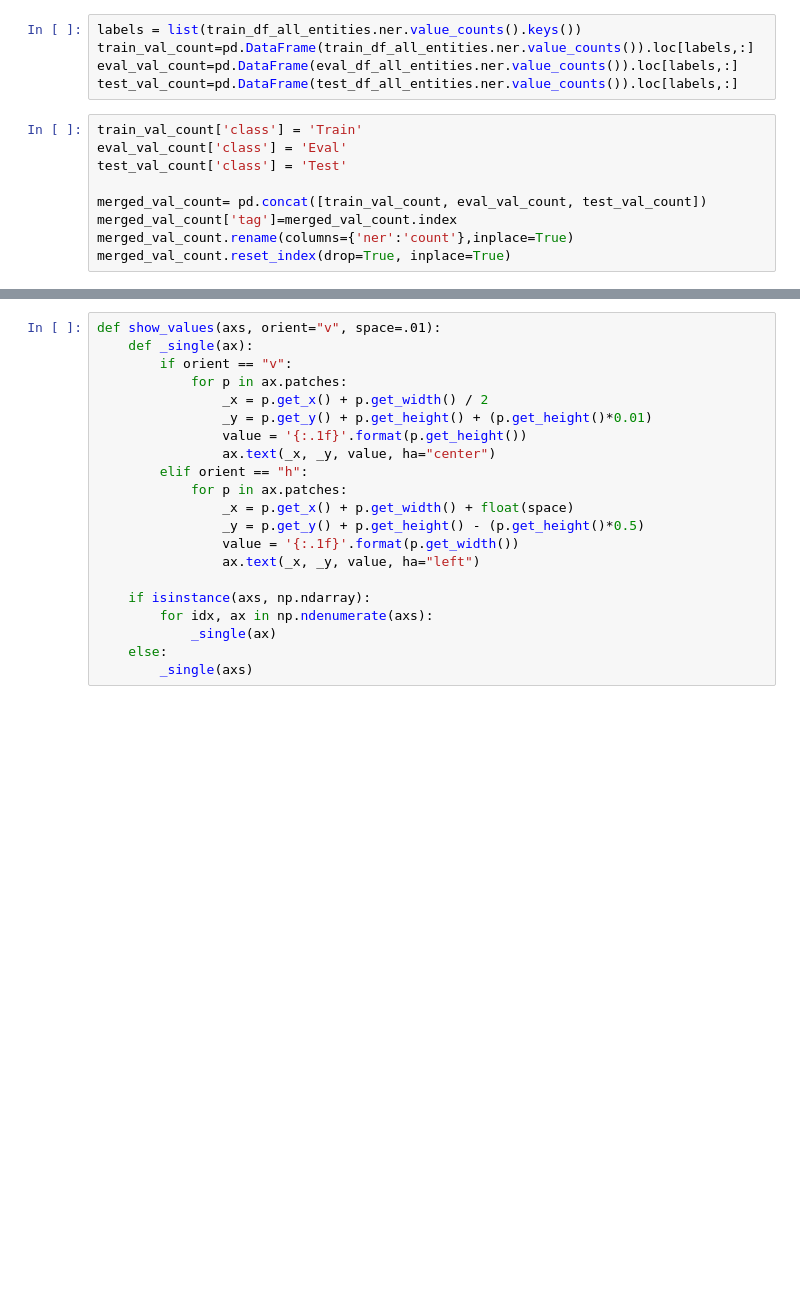
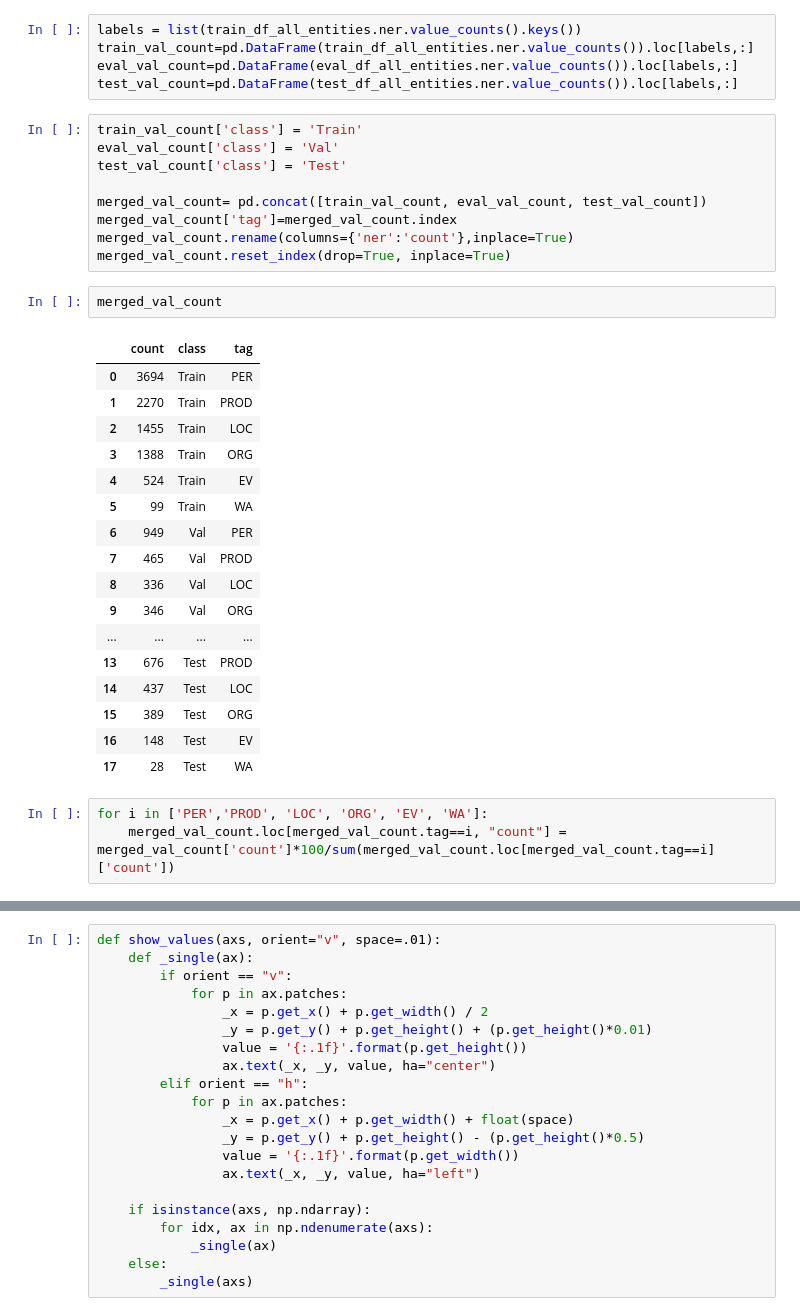
Before and after one commit to anwarfarihin/ner-idn-tweet, a Jupyter notebook: Model/data_process.ipynb, the cells around one changed output, grey strips where cells are left out. Saved outputs shown, nothing was run; the diff lists cells and outputs as text; blank space fills up the shorter version.

```diff
--- a/Model/data_process.ipynb
+++ b/Model/data_process.ipynb
@@ -405,10 +405,33 @@ eval_val_count=pd.DataFrame(eval_df_all_entities.ner.value_counts()).loc[labels,
 test_val_count=pd.DataFrame(test_df_all_entities.ner.value_counts()).loc[labels,:]
 # %%
 train_val_count['class'] = 'Train'
-eval_val_count['class'] = 'Eval'
+eval_val_count['class'] = 'Val'
 test_val_count['class'] = 'Test'
 
 merged_val_count= pd.concat([train_val_count, eval_val_count, test_val_count])
 merged_val_count['tag']=merged_val_count.index
 merged_val_count.rename(columns={'ner':'count'},inplace=True)
 merged_val_count.reset_index(drop=True, inplace=True)
+# %%
+merged_val_count
+# %% [output]
+|  | count | class | tag |
+| 0 | 3694 | Train | PER |
+| 1 | 2270 | Train | PROD |
+| 2 | 1455 | Train | LOC |
+| 3 | 1388 | Train | ORG |
+| 4 | 524 | Train | EV |
+| 5 | 99 | Train | WA |
+| 6 | 949 | Val | PER |
+| 7 | 465 | Val | PROD |
+| 8 | 336 | Val | LOC |
+| 9 | 346 | Val | ORG |
+| ... | ... | ... | ... |
+| 13 | 676 | Test | PROD |
+| 14 | 437 | Test | LOC |
+| 15 | 389 | Test | ORG |
+| 16 | 148 | Test | EV |
+| 17 | 28 | Test | WA |
+# %%
+for i in ['PER','PROD', 'LOC', 'ORG', 'EV', 'WA']:
+    merged_val_count.loc[merged_val_count.tag==i, "count"] = merged_val_count['count']*100/sum(merged_val_count.loc[merged_val_count.tag==i]['count'])
```
Also changed, not shown: parts of 2 cells of this notebook, 3 other files.
